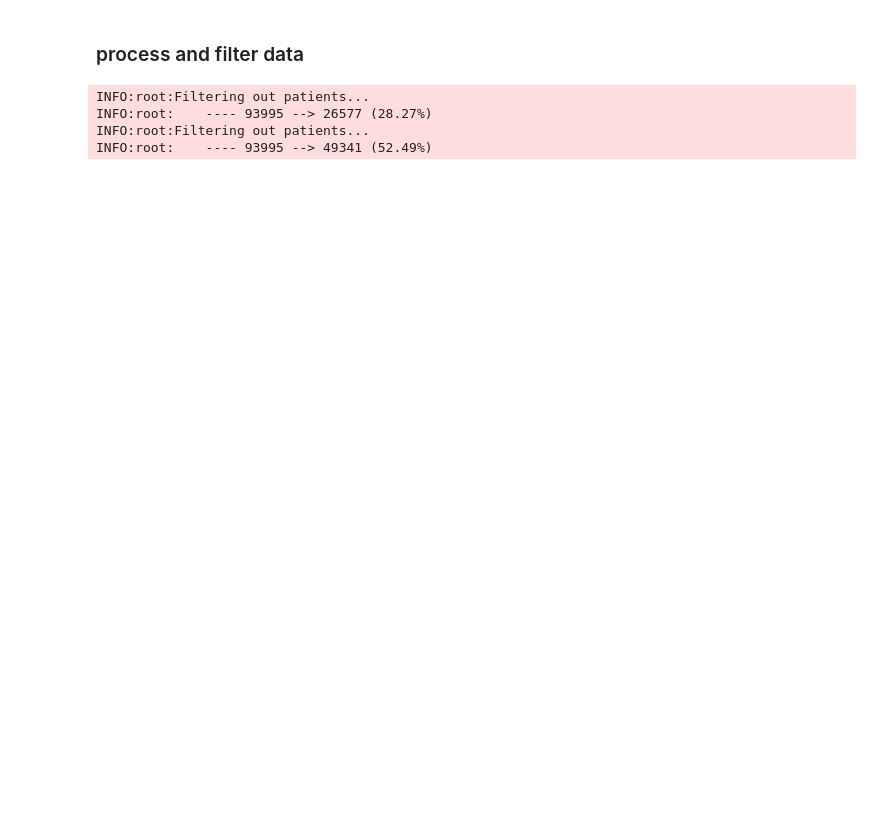
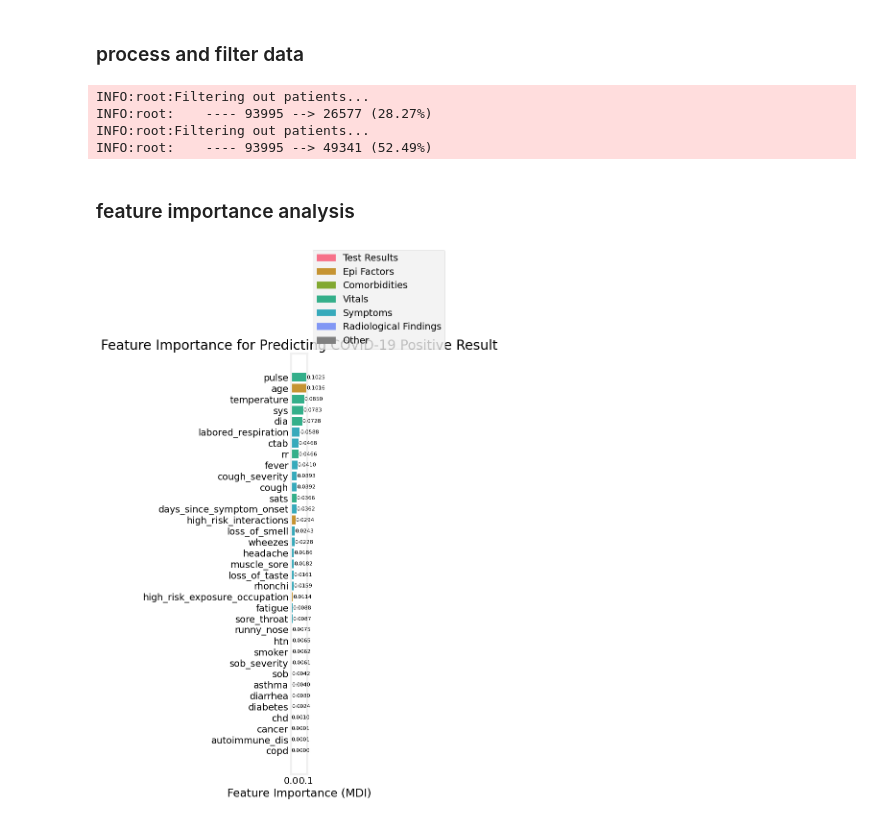
Before and after one commit to omriRozen95/covidclinicaldata, a Jupyter notebook: notebooks/b_load_plot.ipynb, the cells around one changed output. Cells and saved outputs as stored; diff of their text form; code cells hidden in the pictures; blank space fills up the shorter version.

```diff
--- a/notebooks/b_load_plot.ipynb
+++ b/notebooks/b_load_plot.ipynb
@@ -31,12 +47,8 @@ positive_patients = keep_positives(data)
 symptomatic_patients = keep_rows_with_any_filled(data, SYMPTOMS)
 patients_with_vitals = keep_rows_with_any_filled(data, VITALS, col_type='numeric')
 
-has_cxr = ~data['cxr_impression'].isnull()
-
-# add a column for whether the cxr impression is abnormal or not, only for rows that have a cxr impression
-data.loc[has_cxr, 'is_abnormal_cxr'] = data.loc[
-    has_cxr, 'cxr_impression'
-].apply(is_abnormal_cxr)
+# see Appendix A for details on the CXR fields and the reason we drop them.
+data = data.drop(columns=CXR_FIELDS, errors='ignore')
 
 # add a column for the number of symptoms, only for rows that have at least one symptom filled in
 data.loc[:, 'num_symptoms'] = data.loc[:, :].apply(
@@ -55,3 +67,9 @@ INFO:root:Filtering out patients...
 INFO:root:    ---- 93995 --> 26577 (28.27%)
 INFO:root:Filtering out patients...
 INFO:root:    ---- 93995 --> 49341 (52.49%)
+# %% [markdown]
+### feature importance analysis
+# %%
+classifier, X_train, y_train, X_test, y_test, fill_rates = build_model(data)
+importance_df = compute_feature_importance(classifier, X_train, fill_rates)
+importance_df.head(10)
@@ -57,0 +104,4 @@ INFO:root:    ---- 93995 --> 49341 (52.49%)
+# %%
+plot_feature_importance(importance_df)
+# %% [output]
+[figure, added]
```
Also changed, not shown: parts of 19 cells of this notebook, 4 other files.
